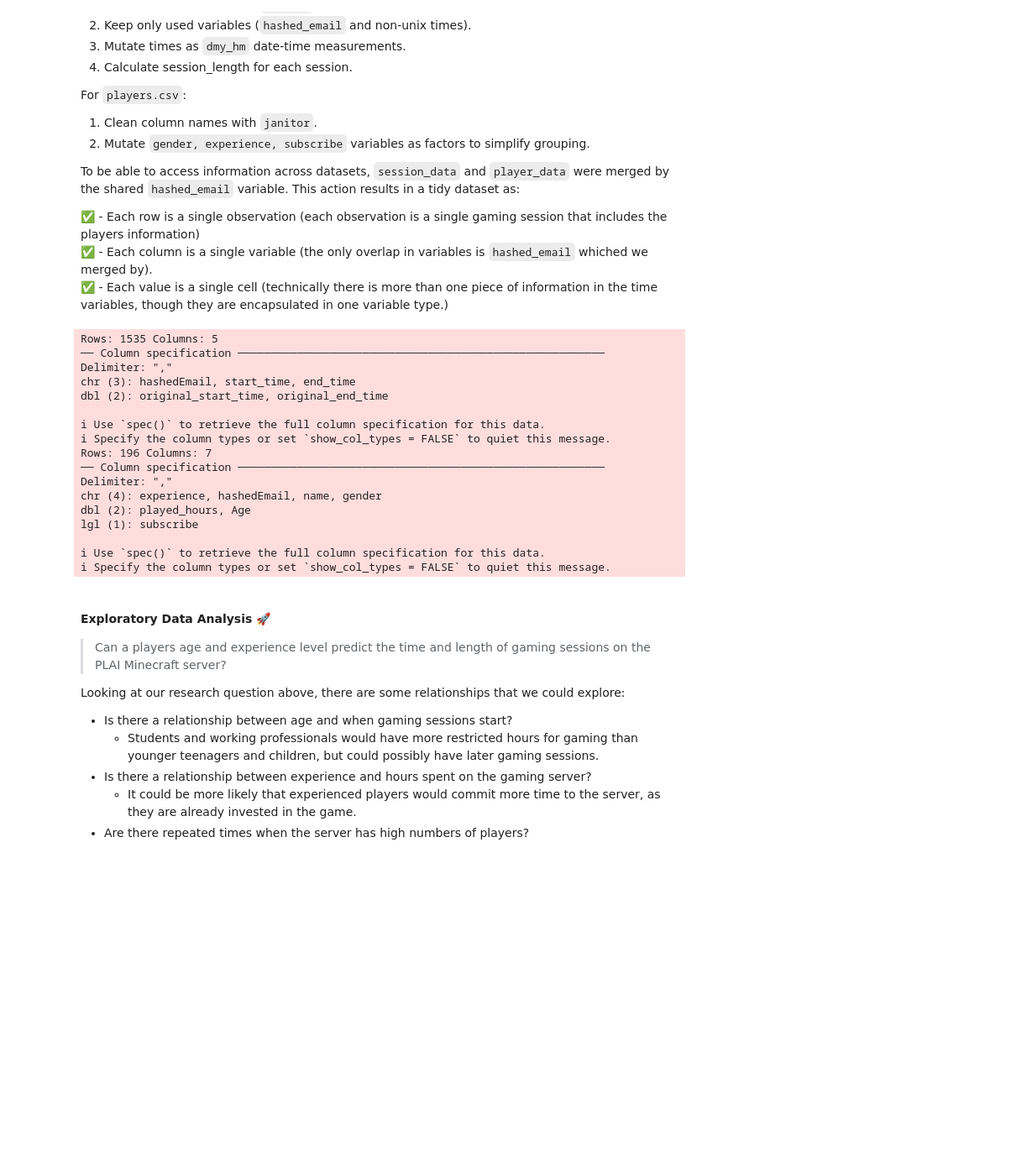
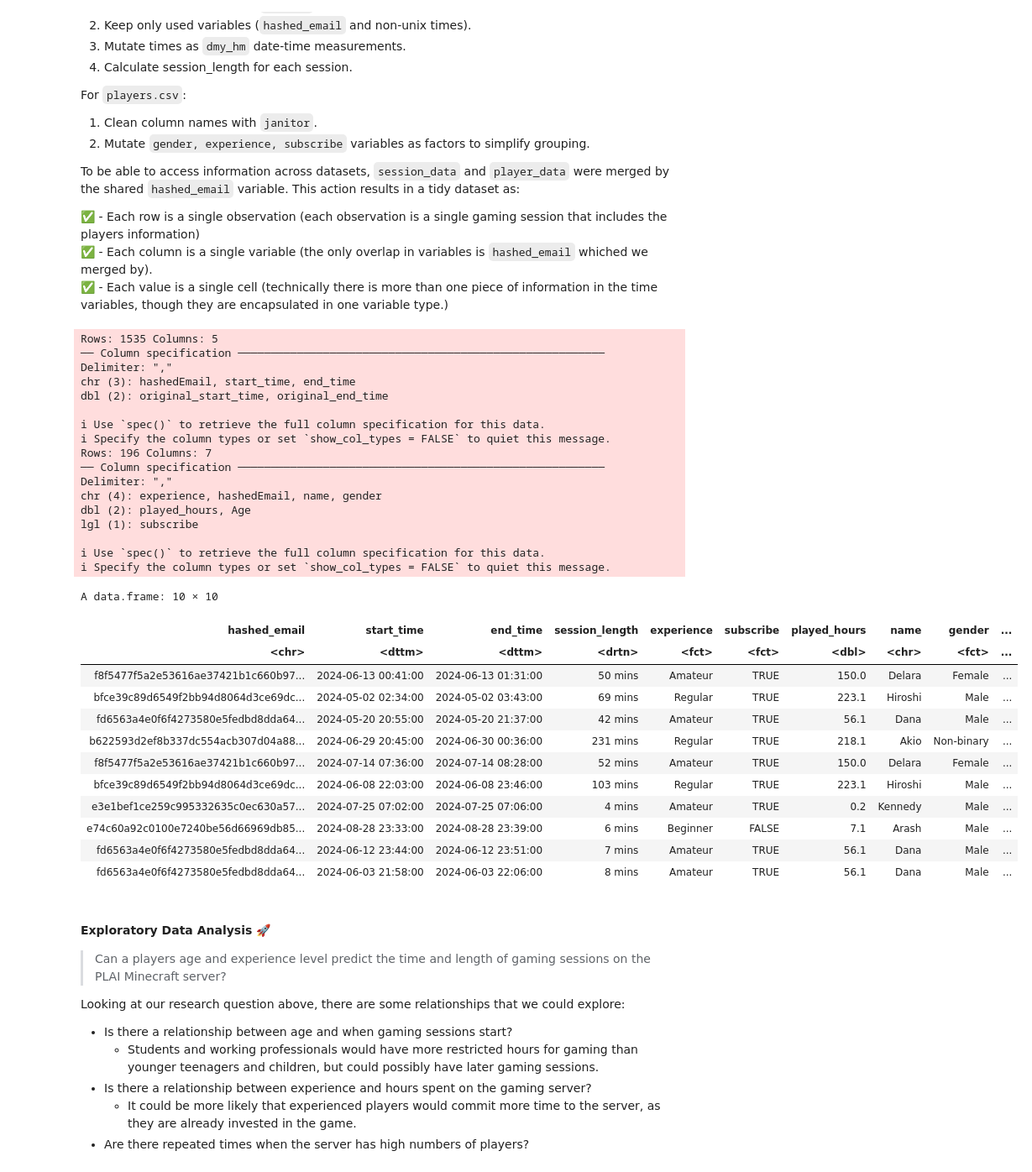
Before and after one commit to liammurray123/DSCI-100-Final-Project, a Jupyter notebook: Analysis.ipynb, the cells around one changed output. Shown at 84% size. Drawn from its saved outputs; the diff is of its cells as text; code cells hidden in the pictures; blank space fills up the shorter version.

```diff
--- a/Analysis.ipynb
+++ b/Analysis.ipynb
@@ -201,33 +214,48 @@ session_data <- read_csv("data/sessions.csv") |>
     clean_names() |>
     select(hashed_email:end_time) |>
     mutate(start_time = dmy_hm(start_time)) |>
     mutate(end_time = dmy_hm(end_time)) |>
     mutate(session_length = end_time - start_time)
 
 player_data <- read_csv("data/players.csv") |>
     clean_names() |>
-    mutate(gender = as_factor(gender)) |>
+    mutate(gender = factor(gender, levels=c("Male","Female", "Non-binary", "Two-Spirited", "Agender", "Other", "Prefer not to say"))) |>
     mutate(experience = as_factor(experience)) |>
     mutate(subscribe = as_factor(subscribe))
 
 merged_data <- merge(x = session_data, y = player_data, by = "hashed_email")
+
+slice_sample(merged_data, n=10)
 # %% [output]
 Rows: 1535 Columns: 5
 ── Column specification ────────────────────────────────────────────────────────
 Delimiter: ","
 chr (3): hashedEmail, start_time, end_time
 dbl (2): original_start_time, original_end_time
 
 ℹ Use `spec()` to retrieve the full column specification for this data.
 ℹ Specify the column types or set `show_col_types = FALSE` to quiet this message.
 Rows: 196 Columns: 7
 ── Column specification ────────────────────────────────────────────────────────
 Delimiter: ","
 chr (4): experience, hashedEmail, name, gender
 dbl (2): played_hours, Age
 lgl (1): subscribe
 
 ℹ Use `spec()` to retrieve the full column specification for this data.
 ℹ Specify the column types or set `show_col_types = FALSE` to quiet this message.
+A data.frame: 10 × 10
+| hashed_email | start_time | end_time | session_length | experience | subscribe | played_hours | name | gender | ... |
+| <chr> | <dttm> | <dttm> | <drtn> | <fct> | <fct> | <dbl> | <chr> | <fct> | ... |
+| f8f5477f5a2e53616ae37421b1c660b97... | 2024-06-13 00:41:00 | 2024-06-13 01:31:00 | 50 mins | Amateur | TRUE | 150.0 | Delara | Female | ... |
+| bfce39c89d6549f2bb94d8064d3ce69dc... | 2024-05-02 02:34:00 | 2024-05-02 03:43:00 | 69 mins | Regular | TRUE | 223.1 | Hiroshi | Male | ... |
+| fd6563a4e0f6f4273580e5fedbd8dda64... | 2024-05-20 20:55:00 | 2024-05-20 21:37:00 | 42 mins | Amateur | TRUE | 56.1 | Dana | Male | ... |
+| b622593d2ef8b337dc554acb307d04a88... | 2024-06-29 20:45:00 | 2024-06-30 00:36:00 | 231 mins | Regular | TRUE | 218.1 | Akio | Non-binary | ... |
+| f8f5477f5a2e53616ae37421b1c660b97... | 2024-07-14 07:36:00 | 2024-07-14 08:28:00 | 52 mins | Amateur | TRUE | 150.0 | Delara | Female | ... |
+| bfce39c89d6549f2bb94d8064d3ce69dc... | 2024-06-08 22:03:00 | 2024-06-08 23:46:00 | 103 mins | Regular | TRUE | 223.1 | Hiroshi | Male | ... |
+| e3e1bef1ce259c995332635c0ec630a57... | 2024-07-25 07:02:00 | 2024-07-25 07:06:00 | 4 mins | Amateur | TRUE | 0.2 | Kennedy | Male | ... |
+| e74c60a92c0100e7240be56d66969db85... | 2024-08-28 23:33:00 | 2024-08-28 23:39:00 | 6 mins | Beginner | FALSE | 7.1 | Arash | Male | ... |
+| fd6563a4e0f6f4273580e5fedbd8dda64... | 2024-06-12 23:44:00 | 2024-06-12 23:51:00 | 7 mins | Amateur | TRUE | 56.1 | Dana | Male | ... |
+| fd6563a4e0f6f4273580e5fedbd8dda64... | 2024-06-03 21:58:00 | 2024-06-03 22:06:00 | 8 mins | Amateur | TRUE | 56.1 | Dana | Male | ... |
 # %% [markdown]
 #### Exploratory Data Analysis 🚀
```
Also changed, not shown: parts of 17 cells of this notebook.
